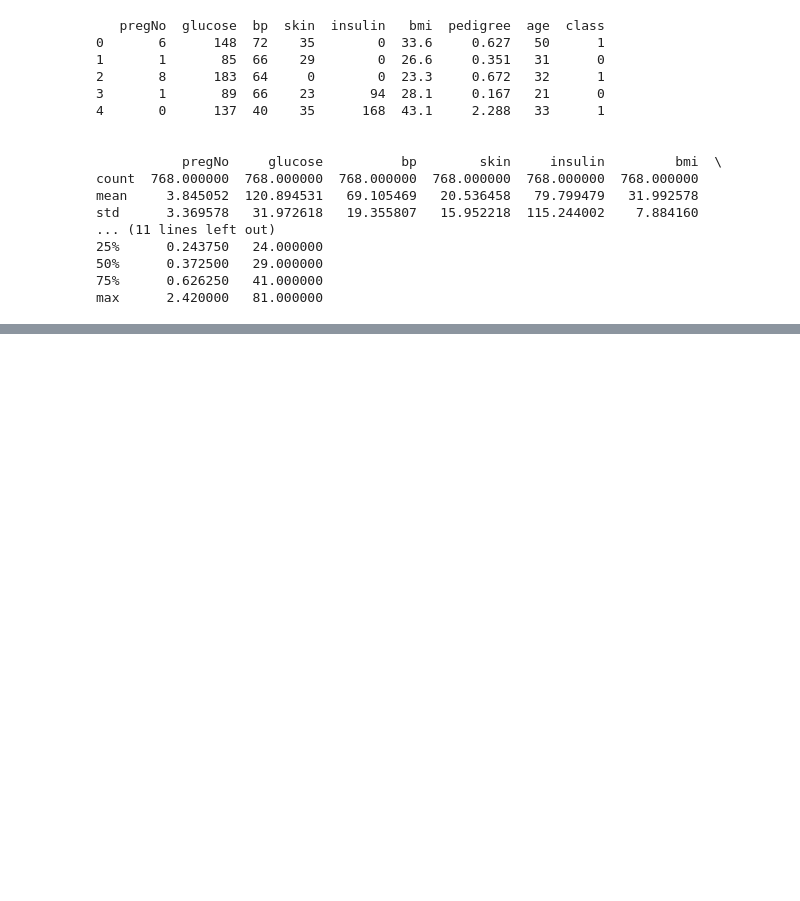
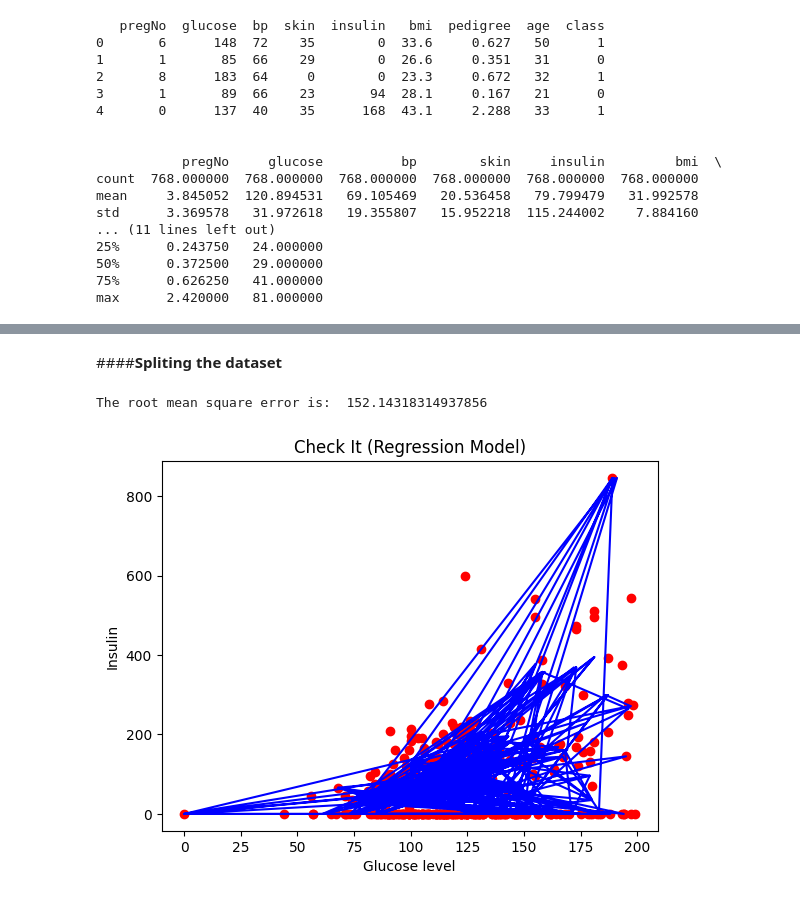
Before and after one commit to fosetorico/Data_Analytics, a Jupyter notebook: Decision_Tree.ipynb, the cells around one changed output, grey strips where cells are left out. Saved outputs shown, nothing was run; the diff lists cells and outputs as text; code cells hidden in the pictures; blank space fills up the shorter version.

```diff
--- a/Decision_Tree.ipynb
+++ b/Decision_Tree.ipynb
@@ -130,0 +348,51 @@ false positive:  32
+# %% [markdown]
+####**Spliting the dataset**
+# %%
+#adapted from https://heartbeat.fritz.ai/implementing-regression-using-a-decision-tree-#and-scikit-learn-ac98552b43d7
+import numpy as np
+import pandas as pd
+from sklearn.tree import DecisionTreeRegressor
+from sklearn.model_selection import train_test_split
+from sklearn.tree import DecisionTreeRegressor
+from sklearn.metrics import r2_score,mean_squared_error
+import seaborn as sns
+
+#load the dataset
+dataset = pd.read_csv('/content/drive/MyDrive/Colab Notebooks/week6/pima-indians-diabetes.csv')
+# dataset.head()
+
+#split train and test dataset
+X = dataset['glucose']
+y = dataset['insulin']
+X = X.values.reshape(-1, 1) # single feature or array
+y = y.values.reshape(-1, 1)
+x_train, x_test, y_train, y_test = train_test_split(X, y, test_size=0.50, random_state=42)
+
+#Fit x_train and y-train into the regression model
+#fitting the decision tree regression model to the dataset without splitting the dataset
+regressor = DecisionTreeRegressor(random_state=0)
+regressor.fit(x_train,y_train)
+
+#Obtain predicted y values (i.e. insulin) based on x test values
+y_pred = regressor.predict(x_test)
+# print(y_pred)
+
+# Model evaluation
+# we evaluate our model by finding the root mean squared error produced by the model.
+# use numpy np.sqrt
+mse = mean_squared_error(y_test, y_pred) # measures how close a regression line is to a set of data points
+rmse = np.sqrt(mse)
+print("\n")
+print("The root mean square error is: ", rmse)
+print("\n")
+
+#5 Visualising the Decision Tree Regression results based on x_train and y_train
+plt.scatter(x_train, y_train, color = 'red')
+plt.plot(x_test, regressor.predict(x_test), color = 'blue')
+plt.title('Check It (Regression Model)')
+plt.xlabel('Glucose level')
+plt.ylabel('Insulin')
+plt.show()
+# %% [output]
+The root mean square error is:  152.14318314937856
+[figure, added]
```
Also changed, not shown: parts of 16 cells of this notebook.
